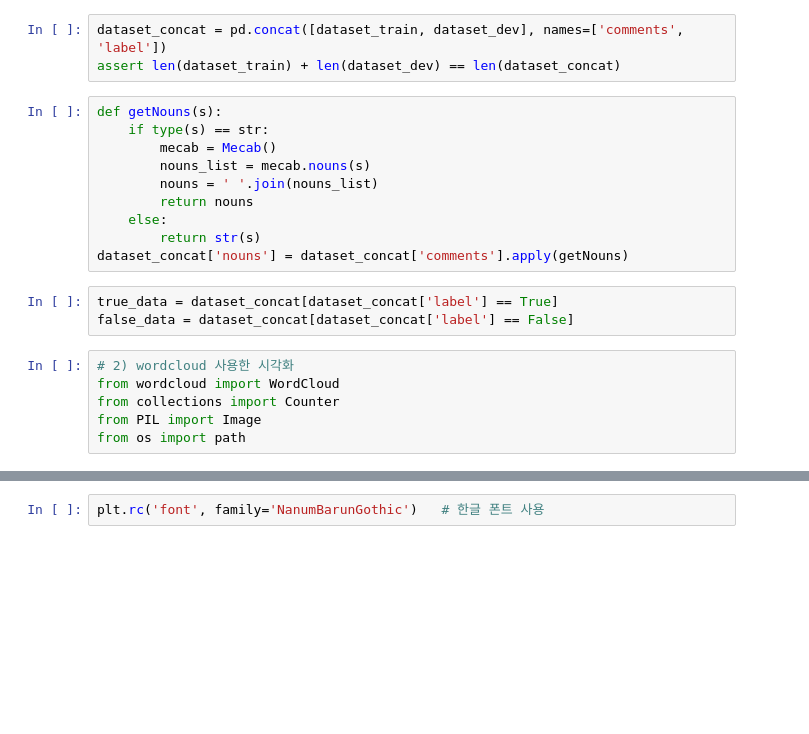
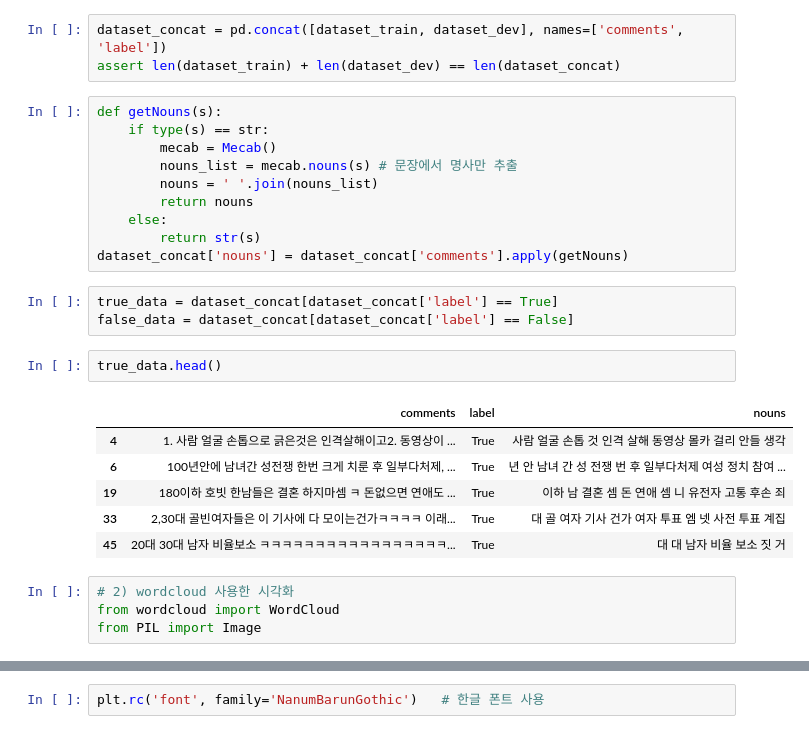
Before and after one commit to Donghae0230/malicious-comment-classification, a Jupyter notebook: project.ipynb, the cells around one changed output, grey strips where cells are left out. Drawn from its saved outputs; the diff is of its cells as text; blank space fills up the shorter version.

```diff
--- a/project.ipynb
+++ b/project.ipynb
@@ -204,7 +220,7 @@ assert len(dataset_train) + len(dataset_dev) == len(dataset_concat)
 def getNouns(s):
     if type(s) == str:
         mecab = Mecab()
-        nouns_list = mecab.nouns(s)
+        nouns_list = mecab.nouns(s) # 문장에서 명사만 추출
         nouns = ' '.join(nouns_list)
         return nouns
     else:
@@ -213,12 +229,19 @@ dataset_concat['nouns'] = dataset_concat['comments'].apply(getNouns)
 # %%
 true_data = dataset_concat[dataset_concat['label'] == True]
 false_data = dataset_concat[dataset_concat['label'] == False]
+# %%
+true_data.head()
+# %% [output]
+|  | comments | label | nouns |
+| 4 | 1. 사람 얼굴 손톱으로 긁은것은 인격살해이고2. 동영상이 ... | True | 사람 얼굴 손톱 것 인격 살해 동영상 몰카 걸리 안들 생각 |
+| 6 | 100년안에 남녀간 성전쟁 한번 크게 치룬 후 일부다처제, ... | True | 년 안 남녀 간 성 전쟁 번 후 일부다처제 여성 정치 참여 ... |
+| 19 | 180이하 호빗 한남들은 결혼 하지마셈 ㅋ 돈없으면 연애도 ... | True | 이하 남 결혼 셈 돈 연애 셈 니 유전자 고통 후손 죄 |
+| 33 | 2,30대 골빈여자들은 이 기사에 다 모이는건가ㅋㅋㅋㅋ 이래... | True | 대 골 여자 기사 건가 여자 투표 엠 넷 사전 투표 계집 |
+| 45 | 20대 30대 남자 비율보소 ㅋㅋㅋㅋㅋㅋㅋㅋㅋㅋㅋㅋㅋㅋㅋㅋㅋ... | True | 대 대 남자 비율 보소 짓 거 |
 # %%
 # 2) wordcloud 사용한 시각화
 from wordcloud import WordCloud
-from collections import Counter
 from PIL import Image
-from os import path
 # %%
 !sudo apt-get install -y fonts-nanum
 !sudo fc-cache -fv
```
Also changed, not shown: parts of 20 cells of this notebook.
